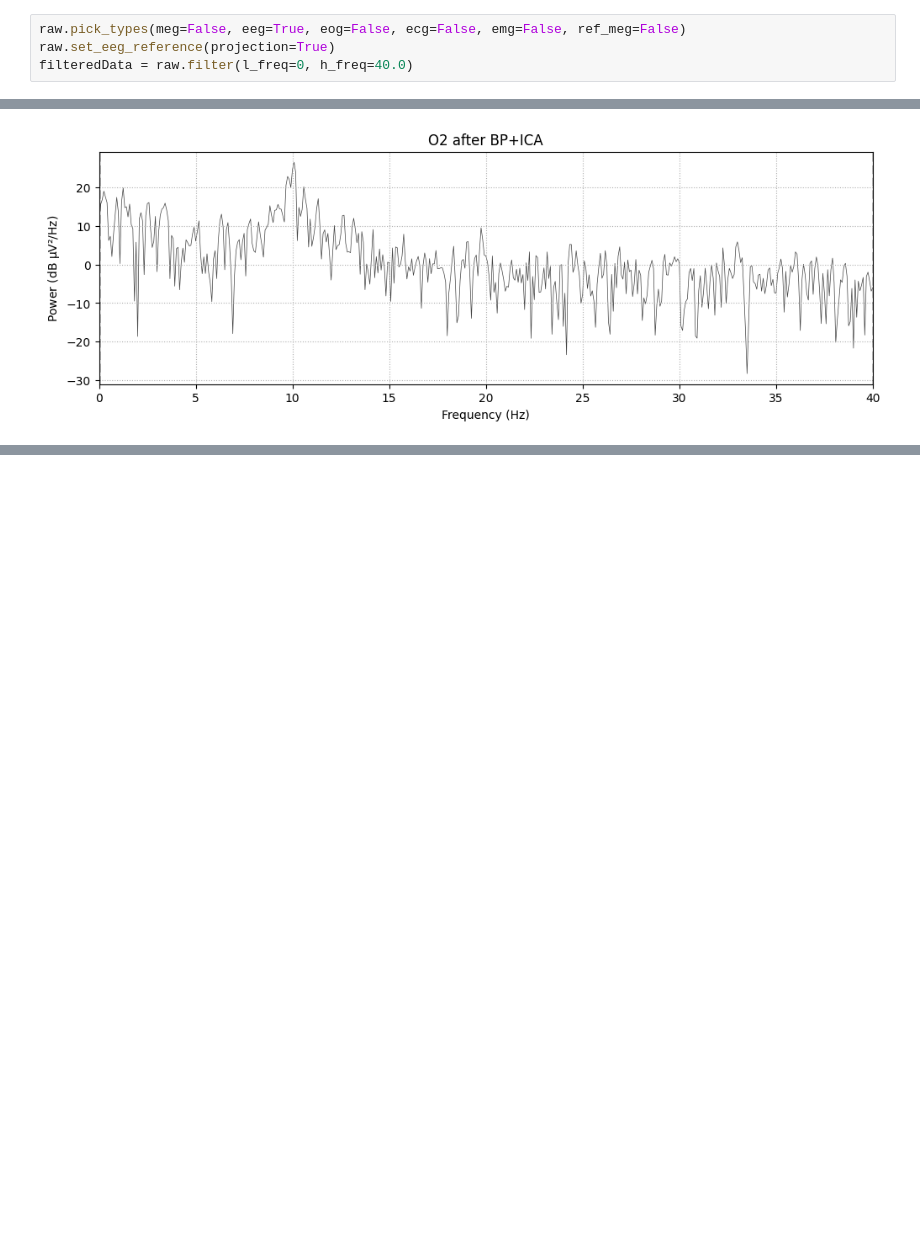
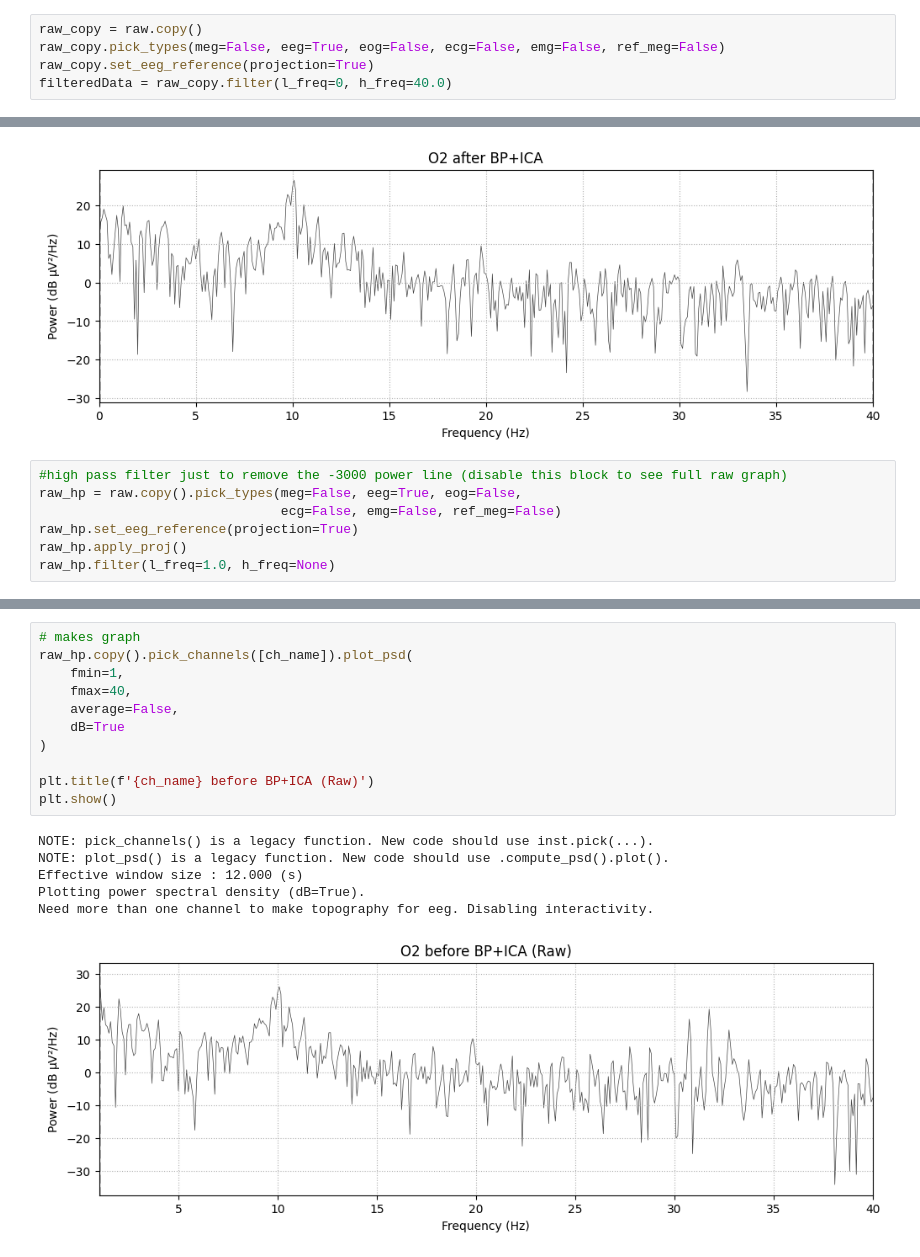
Before and after one commit to RM25BAM/DashaX_NeuroSpeak, a Jupyter notebook: software/preprocessing/eeg_fft.ipynb, the cells around one changed output, grey strips where cells are left out. Cells and saved outputs as stored; diff of their text form; blank space fills up the shorter version.

Commit message:
attempted to show raw data and fft. before and after filter comparison

```diff
--- a/software/preprocessing/eeg_fft.ipynb
+++ b/software/preprocessing/eeg_fft.ipynb
@@ -57,9 +57,10 @@ print(raw.info)
  subject_info: <subject_info | his_id: 1>
 >
 # %%
-raw.pick_types(meg=False, eeg=True, eog=False, ecg=False, emg=False, ref_meg=False)
-raw.set_eeg_reference(projection=True)
-filteredData = raw.filter(l_freq=0, h_freq=40.0)
+raw_copy = raw.copy()
+raw_copy.pick_types(meg=False, eeg=True, eog=False, ecg=False, emg=False, ref_meg=False)
+raw_copy.set_eeg_reference(projection=True)
+filteredData = raw_copy.filter(l_freq=0, h_freq=40.0)
 # %% [output]
 NOTE: pick_types() is a legacy function. New code should use inst.pick(...).
 EEG channel type selected for re-referencing
@@ -131,3 +142,10 @@ plt.title(f'{ch_name} after BP+ICA')
 plt.show()
 # %% [output]
 [figure]
+# %%
+#high pass filter just to remove the -3000 power line (disable this block to see full raw graph)
+raw_hp = raw.copy().pick_types(meg=False, eeg=True, eog=False,
+                               ecg=False, emg=False, ref_meg=False)
+raw_hp.set_eeg_reference(projection=True)
+raw_hp.apply_proj()
+raw_hp.filter(l_freq=1.0, h_freq=None)
@@ -133,0 +191,18 @@ plt.show()
+# %%
+# makes graph
+raw_hp.copy().pick_channels([ch_name]).plot_psd(
+    fmin=1,
+    fmax=40,
+    average=False,
+    dB=True
+)
+
+plt.title(f'{ch_name} before BP+ICA (Raw)')
+plt.show()
+# %% [output]
+NOTE: pick_channels() is a legacy function. New code should use inst.pick(...).
+NOTE: plot_psd() is a legacy function. New code should use .compute_psd().plot().
+Effective window size : 12.000 (s)
+Plotting power spectral density (dB=True).
+Need more than one channel to make topography for eeg. Disabling interactivity.
+[figure, added]
```
Also changed, not shown: parts of 2 cells of this notebook.
